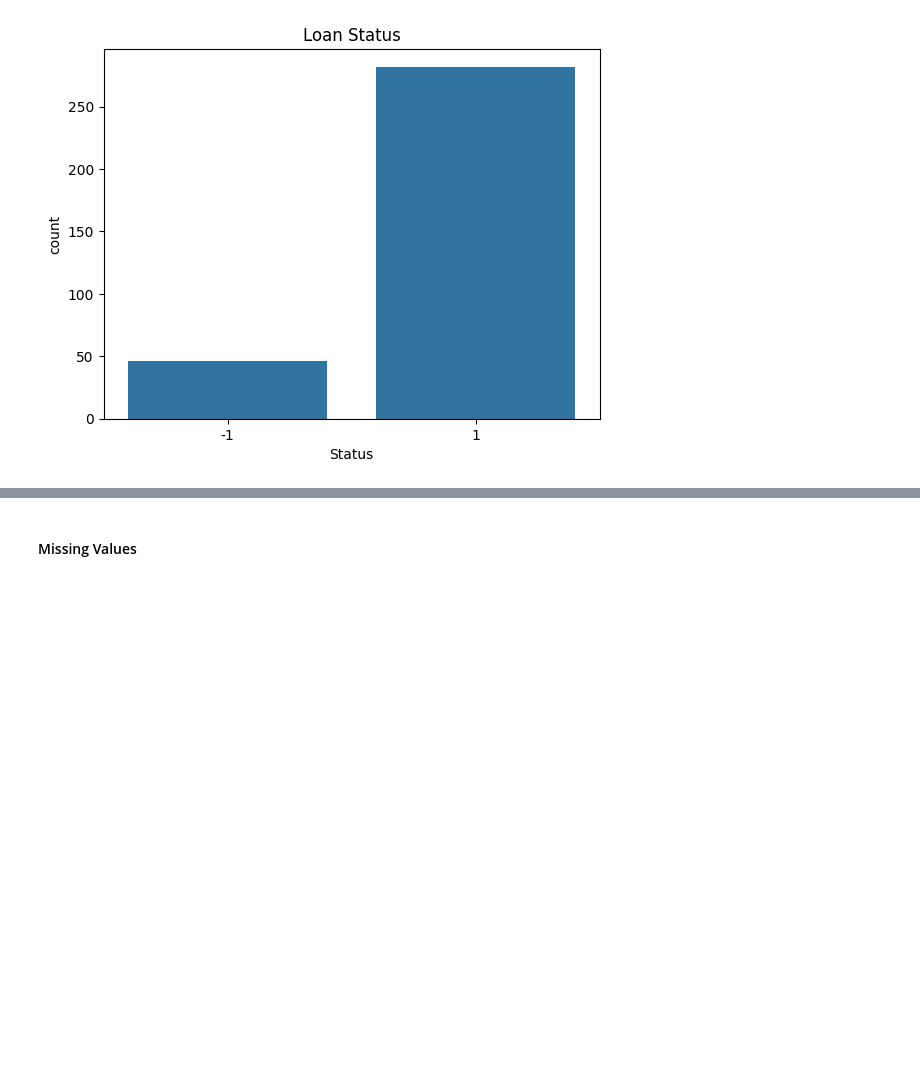
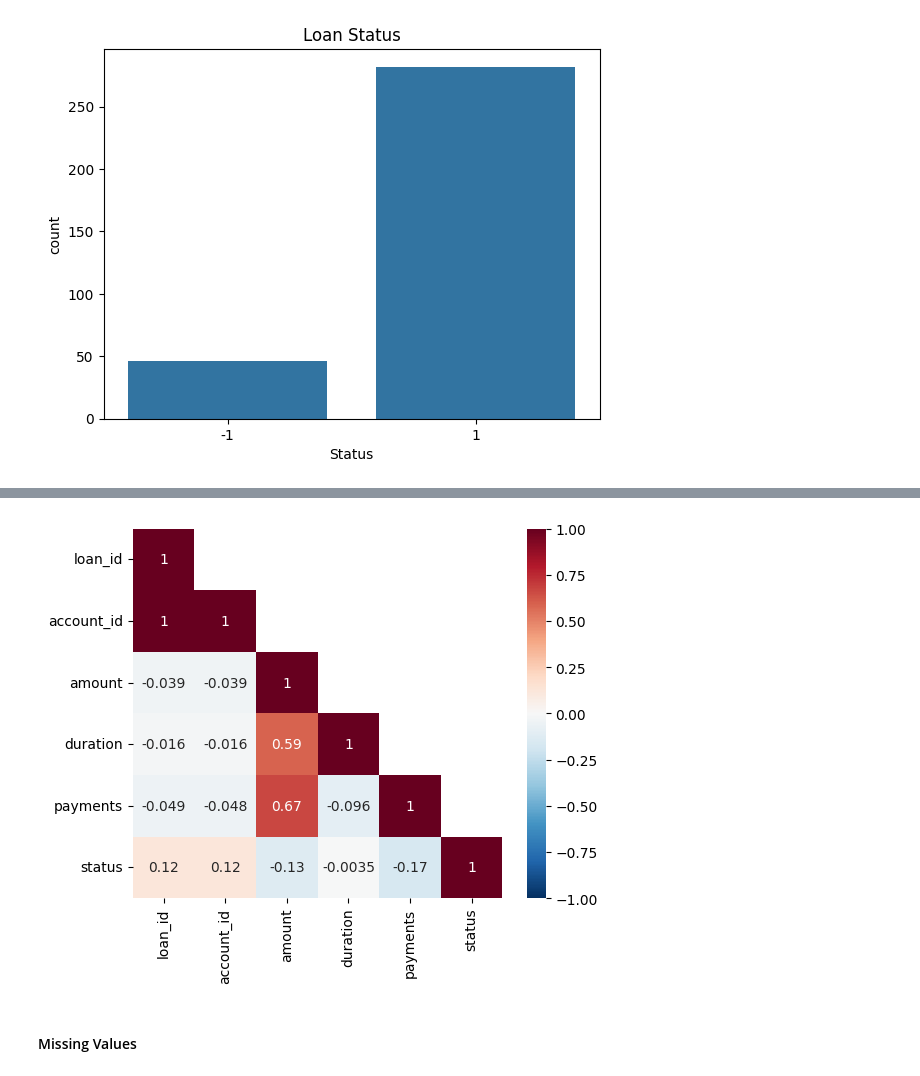
Before and after one commit to DanielaTomas/FCUP-DM1, a Jupyter notebook: DM1.ipynb, the cells around one changed output, grey strips where cells are left out. Drawn from its saved outputs; the diff is of its cells as text; code cells hidden in the pictures; blank space fills up the shorter version.

```diff
--- a/DM1.ipynb
+++ b/DM1.ipynb
@@ -470,3 +479,14 @@ loan_dev.describe()
+# %%
+numeric_cols = loan_dev.select_dtypes(include=np.number).columns.tolist()
+
+corr_matrix = loan_dev[numeric_cols].corr()
+
+mask = np.tri(corr_matrix.shape[0], dtype=bool)
+
+sns.heatmap(corr_matrix, mask=~mask, cmap='RdBu_r', square=True, vmin=-1, vmax=1, annot=True)
+plt.show()
+# %% [output]
+[figure, added]
 # %% [markdown]
 #### Missing Values
 # %%
```
Also changed, not shown: parts of 10 cells of this notebook.
